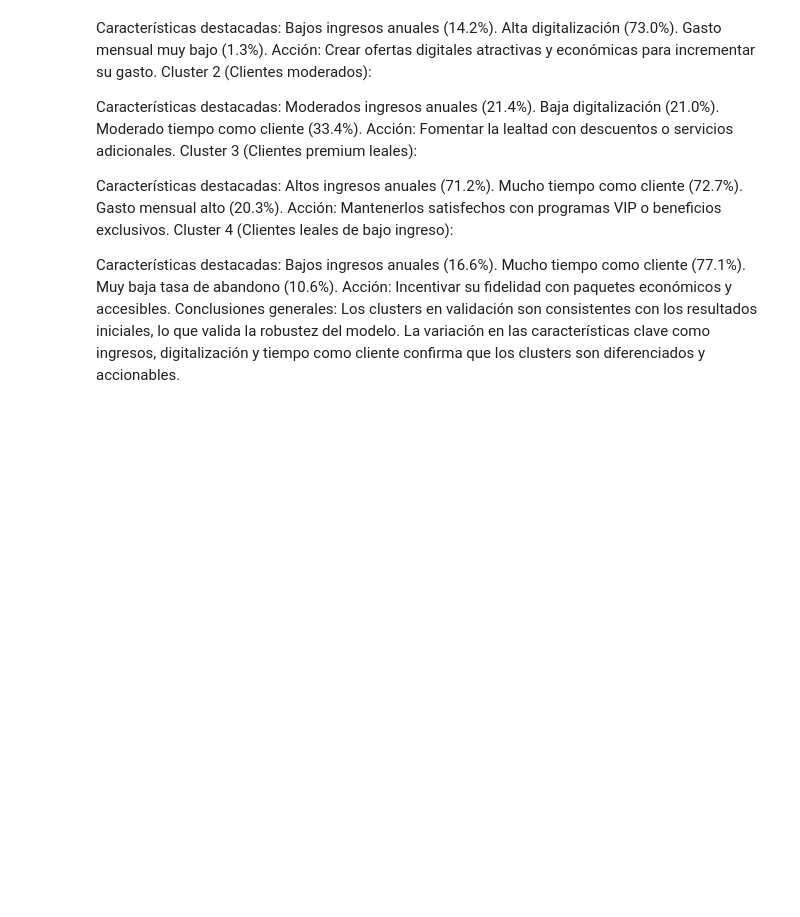
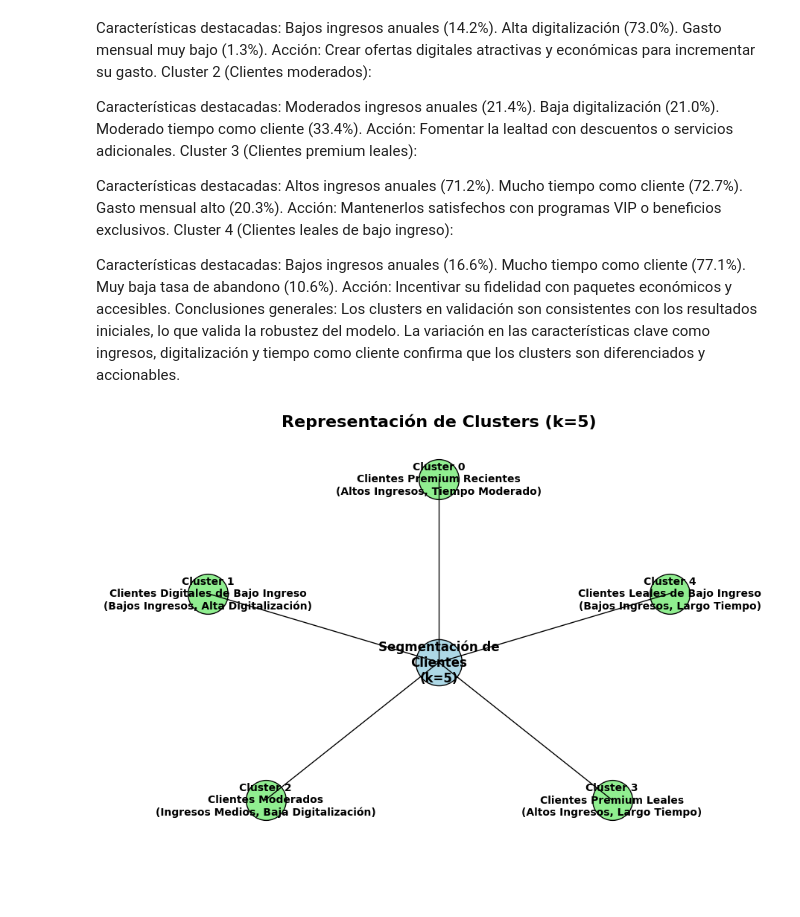
Before and after one commit to AngelMP02/caso5Machine, a Jupyter notebook: data.ipynb, the cells around one changed output. Saved outputs shown, nothing was run; the diff lists cells and outputs as text; code cells hidden in the pictures; blank space fills up the shorter version.

```diff
--- a/data.ipynb
+++ b/data.ipynb
@@ -614,3 +614,41 @@ Incentivar su fidelidad con paquetes económicos y accesibles.
 Conclusiones generales:
 Los clusters en validación son consistentes con los resultados iniciales, lo que valida la robustez del modelo.
 La variación en las características clave como ingresos, digitalización y tiempo como cliente confirma que los clusters son diferenciados y accionables.
+# %%
+import matplotlib.pyplot as plt
+
+# Crear un esquema conceptual de los clusters en español
+fig, ax = plt.subplots(figsize=(10, 8))
+ax.set_xlim(-1, 1)
+ax.set_ylim(-1, 1)
+
+# Coordenadas y etiquetas para los clusters en español
+clusters = {
+    "Cluster 0\nClientes Premium Recientes\n(Altos Ingresos, Tiempo Moderado)": (0, 0.8),
+    "Cluster 1\nClientes Digitales de Bajo Ingreso\n(Bajos Ingresos, Alta Digitalización)": (-0.8, 0.3),
+    "Cluster 2\nClientes Moderados\n(Ingresos Medios, Baja Digitalización)": (-0.6, -0.6),
+    "Cluster 3\nClientes Premium Leales\n(Altos Ingresos, Largo Tiempo)": (0.6, -0.6),
+    "Cluster 4\nClientes Leales de Bajo Ingreso\n(Bajos Ingresos, Largo Tiempo)": (0.8, 0.3),
+}
+
+# Dibujar círculo central
+ax.scatter(0, 0, s=2000, c='lightblue', edgecolor='black', label="Segmentación de Clientes (k=5)")
+ax.text(0, 0, "Segmentación de\nClientes\n(k=5)", ha='center', va='center', fontsize=12, weight='bold')
+
+# Dibujar clusters
+for label, (x, y) in clusters.items():
+    ax.scatter(x, y, s=1500, c='lightgreen', edgecolor='black')
+    ax.text(x, y, label, ha='center', va='center', fontsize=10, weight='bold')
+
+# Dibujar líneas conectando clusters al círculo central
+for _, (x, y) in clusters.items():
+    ax.plot([0, x], [0, y], 'k-', lw=1)
+
+# Eliminar ejes para un diseño limpio
+ax.axis('off')
+
+# Título
+plt.title("Representación de Clusters (k=5)", fontsize=16, weight='bold')
+plt.show()
+# %% [output]
+[figure, added]
```
Also changed, not shown: parts of 10 cells of this notebook, 2 other files.
